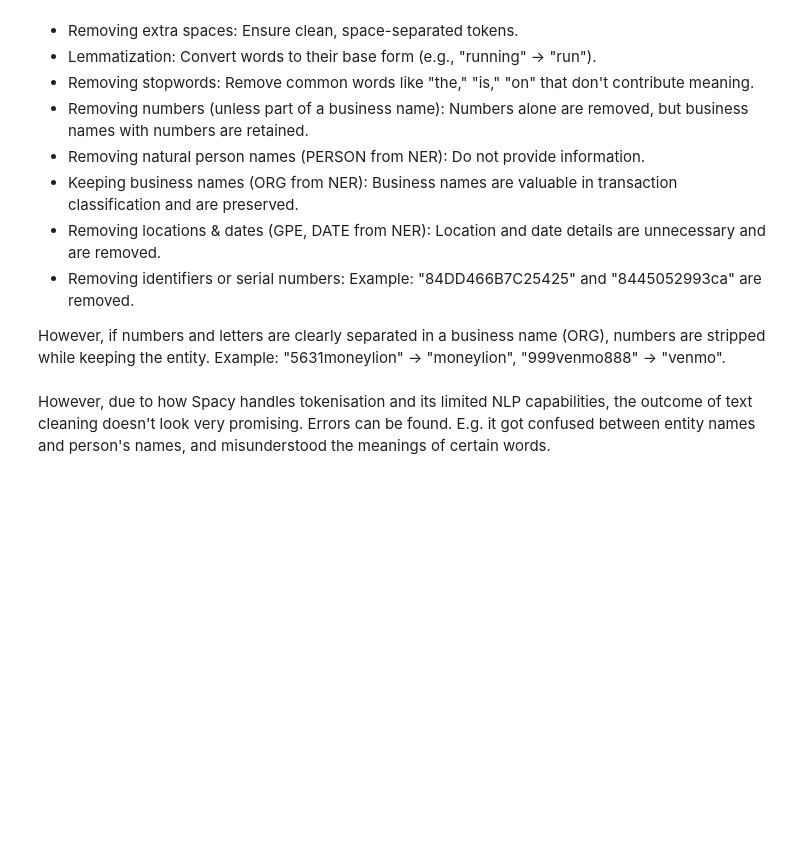
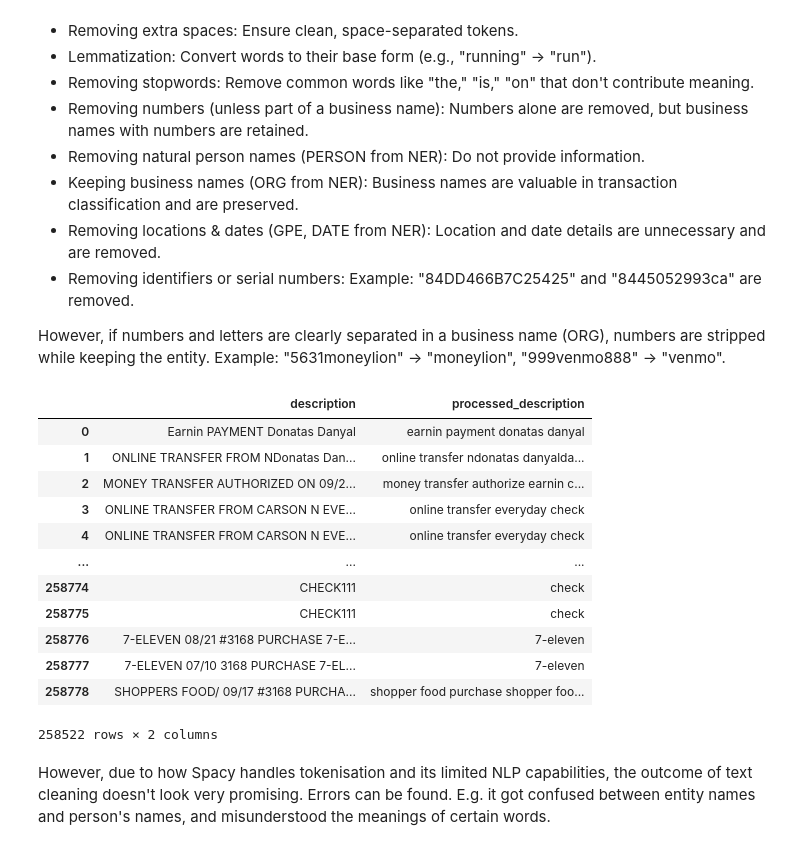
Before and after one commit to Jiayii03/MLS-category-prediction-task, a Jupyter notebook: source/data_preprocessing.ipynb, the cells around one changed output. Cells and saved outputs as stored; diff of their text form; code cells hidden in the pictures; blank space fills up the shorter version.

```diff
--- a/source/data_preprocessing.ipynb
+++ b/source/data_preprocessing.ipynb
@@ -181,13 +190,2 @@ display(df.head())
 # %% [markdown]
 #### Normalizing transaction `amount` Using Z-Score
-# %%
-from sklearn.preprocessing import StandardScaler
-
-# Initialize Standard Scaler
-scaler = StandardScaler()
-
-# Apply Standard Scaling
-df['amount'] = scaler.fit_transform(df[['amount']])
-
-# Check the new value range
-print(df['amount'].describe())
@@ -203,0 +192,20 @@ Name: amount, dtype: float64
+# %%
+from sklearn.preprocessing import StandardScaler
+import pickle
+
+# Initialize Standard Scaler
+scaler = StandardScaler()
+
+# Select numerical features to scale
+numerical_features = ['amount', 'day_of_week', 'day_of_month', 'hour']
+
+# Fit scaler on the training data & transform it
+df[numerical_features] = scaler.fit_transform(df[numerical_features])
+
+# Save the trained scaler to a file for use in training & inference
+SCALER_PATH = "../models/scaler.pkl"
+with open(SCALER_PATH, "wb") as f:
+    pickle.dump(scaler, f)
+
+# Check the scaled values
+print(df[numerical_features].describe())
@@ -392,36 +405,50 @@ def clean_normalize_text(text):
         # Keep organization names
         if token.ent_type_ == 'ORG':
             cleaned_tokens.append(token.text)
             continue
 
         # Handle alphanumeric words
         if any(c.isdigit() for c in word) and any(c.isalpha() for c in word):
             entity_name = extract_potential_entity(word)
             if entity_name:
                 cleaned_tokens.append(entity_name.lower())
             continue
 
         # Skip punctuation, stopwords, numbers, and short words
         if (not token.is_punct and
             not token.is_stop and
             not token.like_num and
             len(word) > 1):
             cleaned_tokens.append(token.lemma_)
 
     # Join tokens and clean up spaces
     result = ' '.join(cleaned_tokens)
     result = REPEATED_SPACES.sub(' ', result).strip()
 
     return result
 
 pd.set_option('display.max_colwidth', None)
 pd.set_option('display.max_columns', None)
 pd.set_option('display.width', 1000)
 
-# df['processed_description'] = df['description'].progress_apply(clean_normalize_text)
+df['processed_description'] = df['description'].progress_apply(clean_normalize_text)
 
-# # Display the first few rows
-# display(df[['description', 'processed_description']])
+# Display the first few rows
+display(df[['description', 'processed_description']])
+# %% [output]
+|  | description | processed_description |
+| 0 | Earnin PAYMENT Donatas Danyal | earnin payment donatas danyal |
+| 1 | ONLINE TRANSFER FROM NDonatas Dan... | online transfer ndonatas danyalda... |
+| 2 | MONEY TRANSFER AUTHORIZED ON 09/2... | money transfer authorize earnin c... |
+| 3 | ONLINE TRANSFER FROM CARSON N EVE... | online transfer everyday check |
+| 4 | ONLINE TRANSFER FROM CARSON N EVE... | online transfer everyday check |
+| ... | ... | ... |
+| 258774 | CHECK111 | check |
+| 258775 | CHECK111 | check |
+| 258776 | 7-ELEVEN 08/21 #3168 PURCHASE 7-E... | 7-eleven |
+| 258777 | 7-ELEVEN 07/10 3168 PURCHASE 7-EL... | 7-eleven |
+| 258778 | SHOPPERS FOOD/ 09/17 #3168 PURCHA... | shopper food purchase shopper foo... |
+258522 rows × 2 columns
 # %% [markdown]
 However, due to how Spacy handles tokenisation and its limited NLP capabilities, the outcome of text cleaning doesn't look very promising. Errors can be found. E.g. it got confused between entity names and person's names, and misunderstood the meanings of certain words.
 # %%
```
Also changed, not shown: parts of 15 cells of this notebook, 16 other files.
